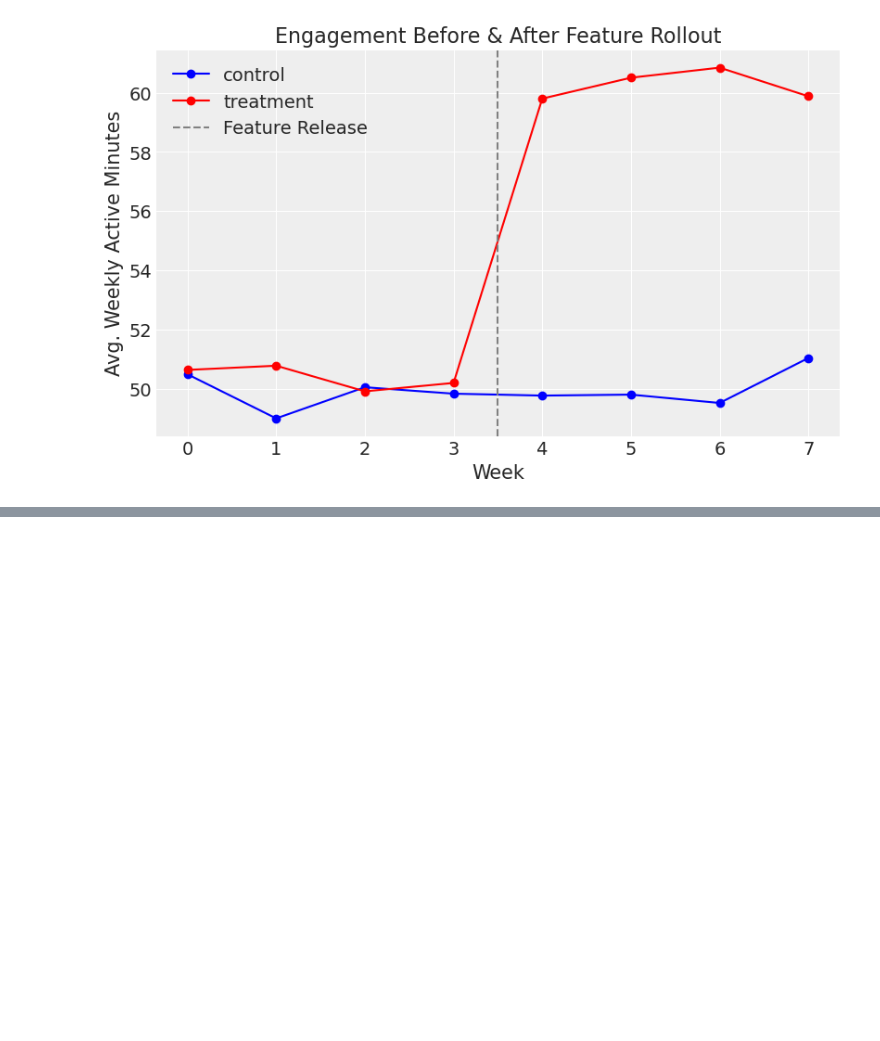
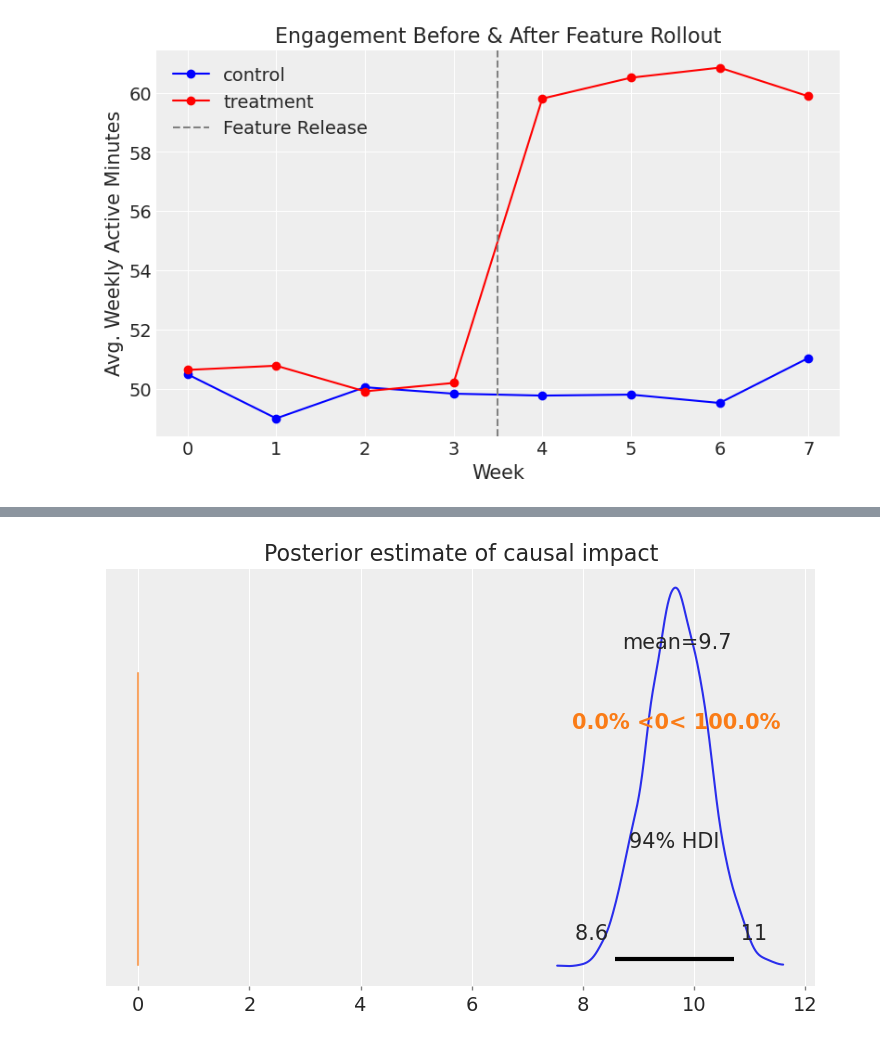
Before and after one commit to jwalluww/Portfolio_Projects, a Jupyter notebook: Quick_Hits/WIP_Difference_in_Differences.ipynb, the cells around one changed output, grey strips where cells are left out. Cells and saved outputs as stored; diff of their text form; code cells hidden in the pictures; blank space fills up the shorter version.

```diff
--- a/Quick_Hits/WIP_Difference_in_Differences.ipynb
+++ b/Quick_Hits/WIP_Difference_in_Differences.ipynb
@@ -146,0 +168,5 @@ plt.show()
+# %%
+ax = az.plot_posterior(model.causal_impact, ref_val=0)
+ax.set(title="Posterior estimate of causal impact");
+# %% [output]
+[figure, added]
```
Also changed, not shown: parts of 9 cells of this notebook.
